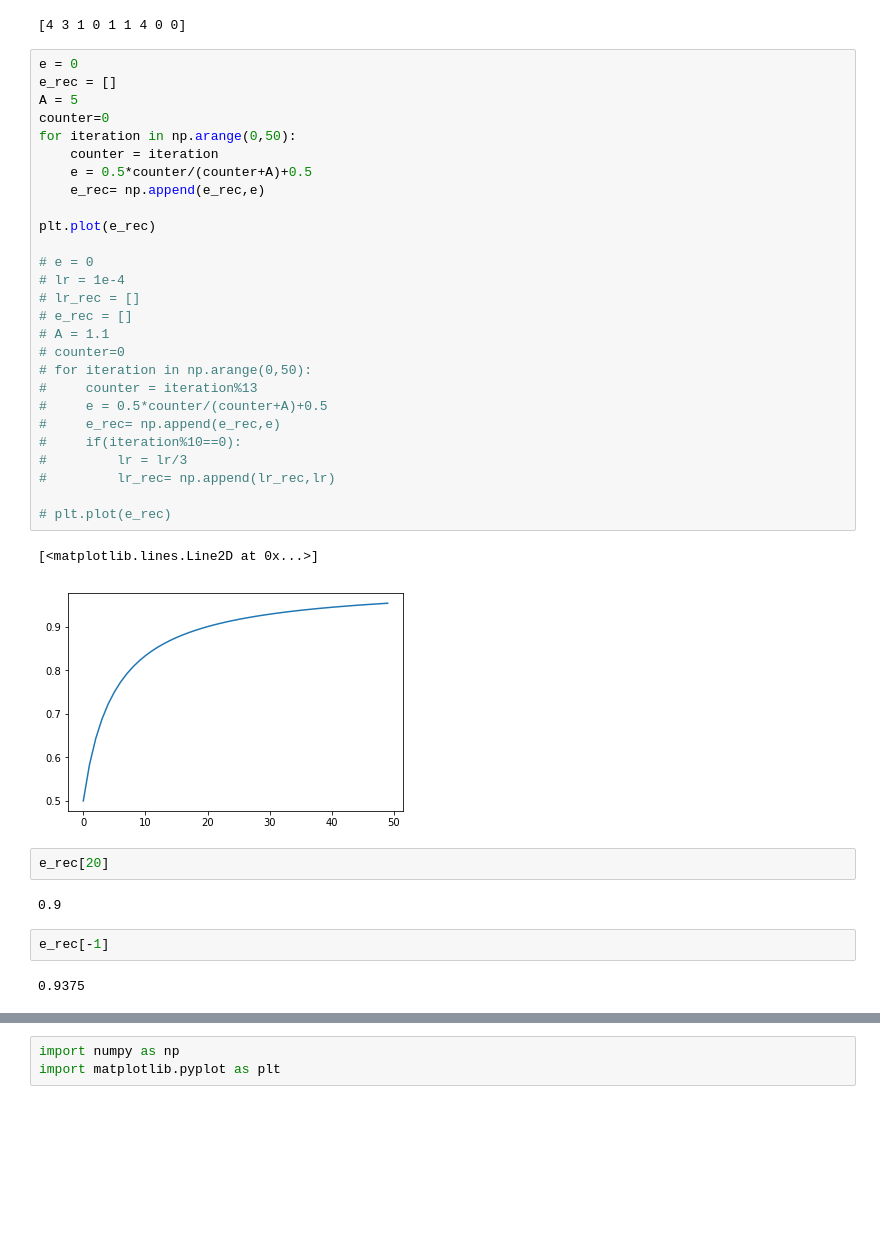
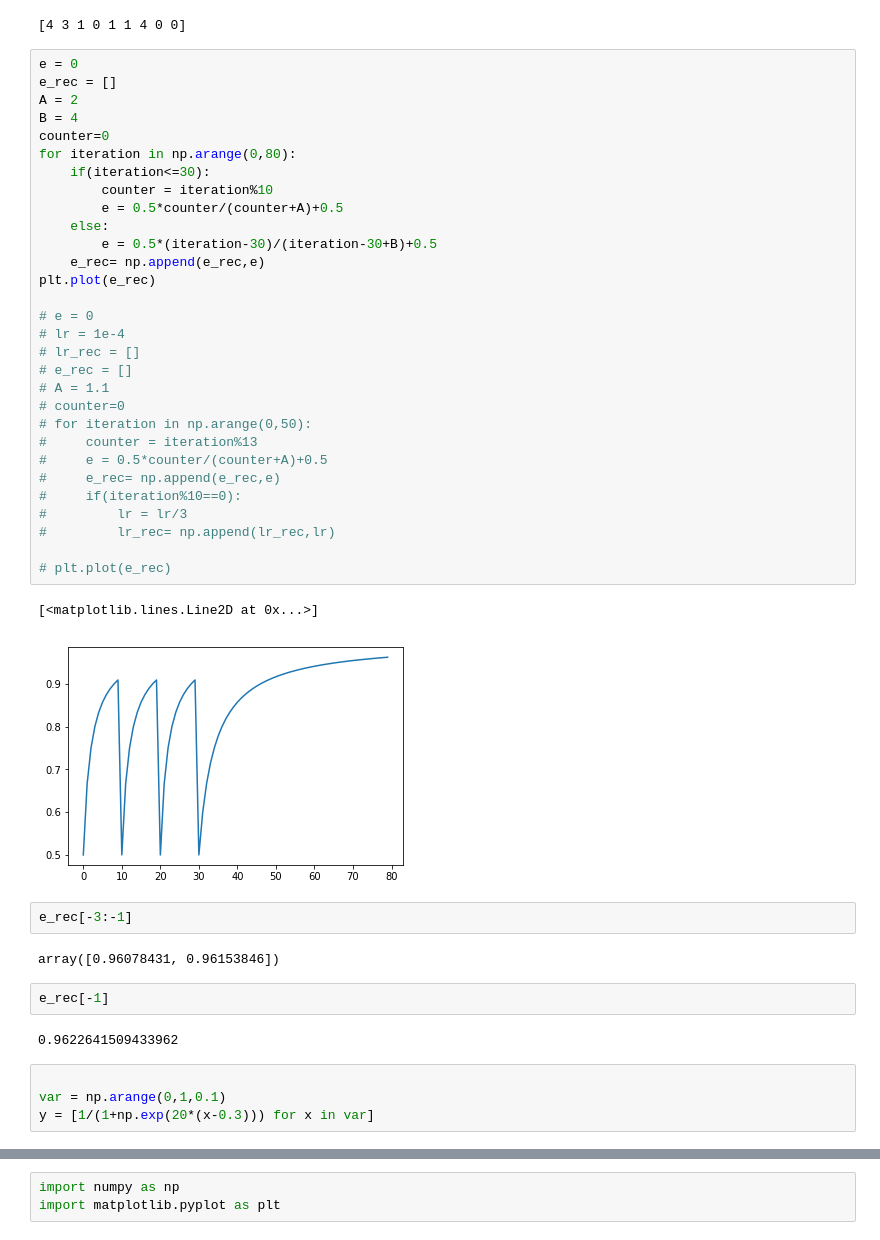
Before and after one commit to shaswot/dsn_eno, a Jupyter notebook: scratch.ipynb, the cells around one changed output, grey strips where cells are left out. Drawn from its saved outputs; the diff is of its cells as text; blank space fills up the shorter version.

```diff
--- a/scratch.ipynb
+++ b/scratch.ipynb
@@ -20,38 +20,45 @@ print(x.flatten()[index])
 # %%
 e = 0
 e_rec = []
-A = 5
+A = 2
+B = 4
 counter=0
-for iteration in np.arange(0,50):
-    counter = iteration
-    e = 0.5*counter/(counter+A)+0.5
+for iteration in np.arange(0,80):
+    if(iteration<=30):
+        counter = iteration%10
+        e = 0.5*counter/(counter+A)+0.5
+    else:
+        e = 0.5*(iteration-30)/(iteration-30+B)+0.5
     e_rec= np.append(e_rec,e)
-
 plt.plot(e_rec)
 
 # e = 0
 # lr = 1e-4
 # lr_rec = []
 # e_rec = []
 # A = 1.1
 # counter=0
 # for iteration in np.arange(0,50):
 #     counter = iteration%13
 #     e = 0.5*counter/(counter+A)+0.5
 #     e_rec= np.append(e_rec,e)
 #     if(iteration%10==0):
 #         lr = lr/3
 #         lr_rec= np.append(lr_rec,lr)
 
 # plt.plot(e_rec)
 # %% [output]
 [<matplotlib.lines.Line2D at 0x...>]
-[figure, old version]
+[figure, new version]
-# %%
-e_rec[20]
-# %% [output]
-0.9
+# %%
+e_rec[-3:-1]
+# %% [output]
+array([0.96078431, 0.96153846])
 # %%
 e_rec[-1]
 # %% [output]
-0.9375
+0.9622641509433962
+# %%
+
+var = np.arange(0,1,0.1)
+y = [1/(1+np.exp(20*(x-0.3))) for x in var]
```
Also changed, not shown: parts of 3 cells of this notebook, 9 other files.
